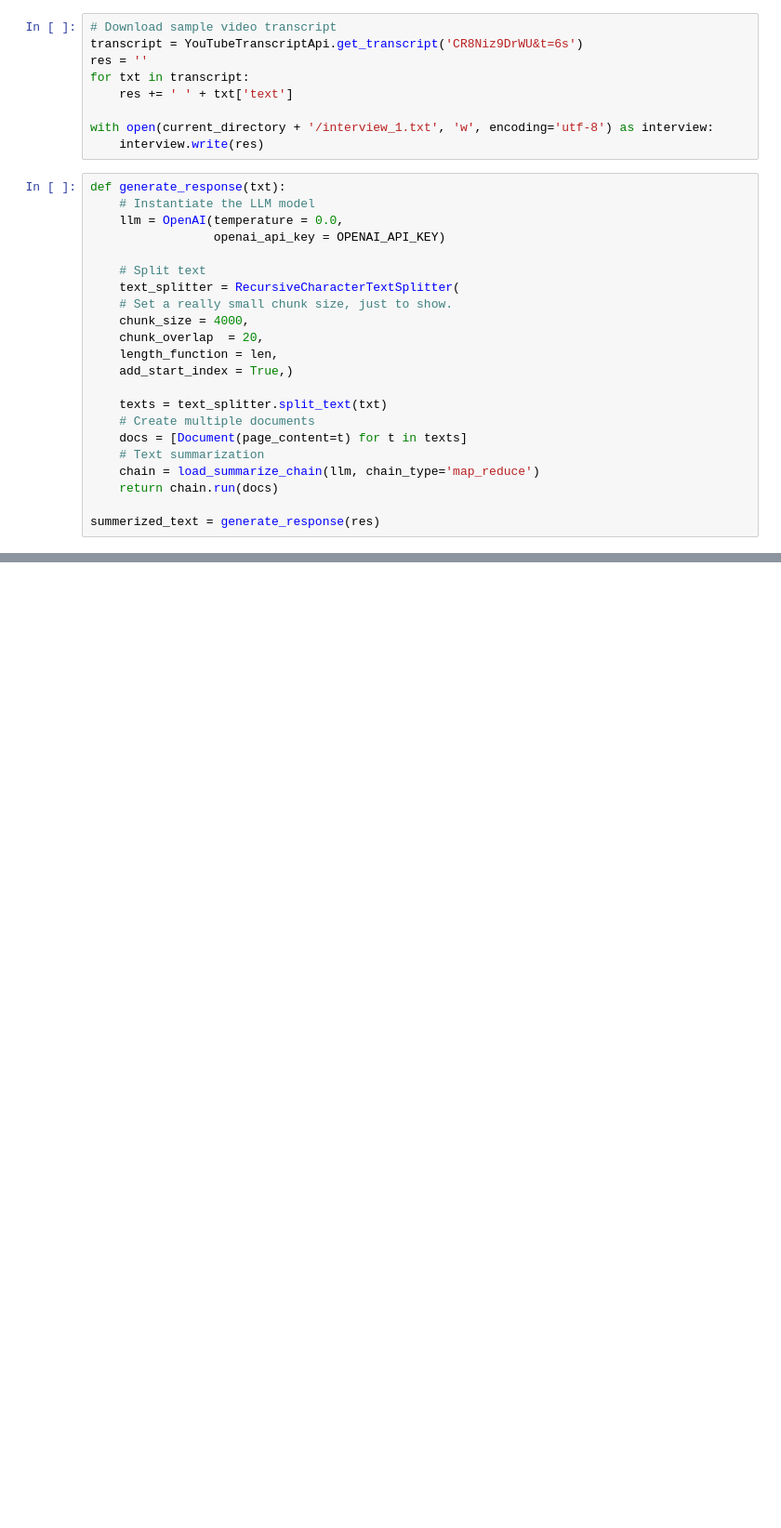
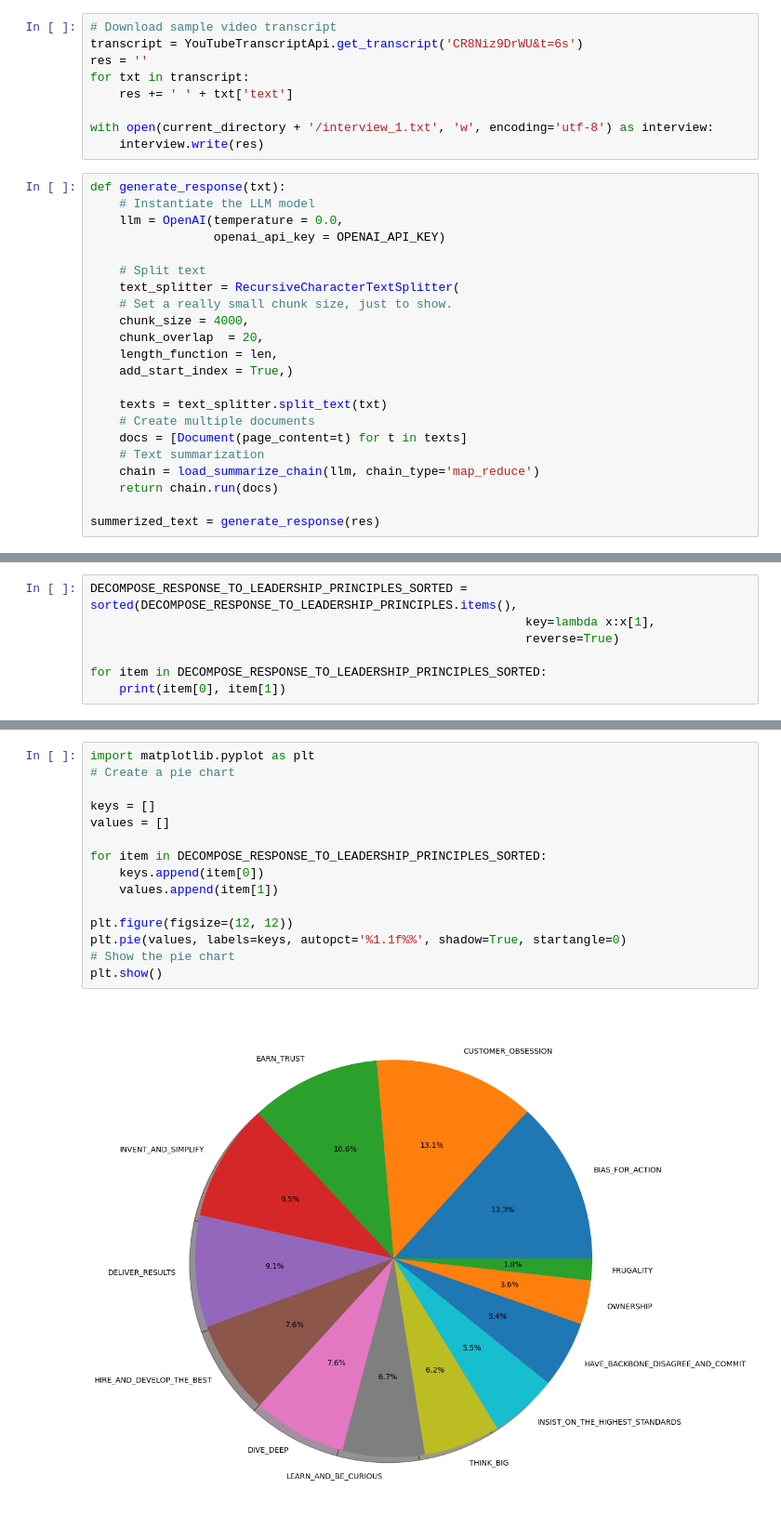
Before and after one commit to rrahimi-uci/interviewer-gpt, a Jupyter notebook: CoachGPT.ipynb, the cells around one changed output, grey strips where cells are left out. Shown at 93% size. Cells and saved outputs as stored; diff of their text form; blank space fills up the shorter version.

```diff
--- a/CoachGPT.ipynb
+++ b/CoachGPT.ipynb
@@ -199,0 +319,7 @@ print(inner_vector_product(SUMMERIZED_TEXT_VECTOR, OWNERSHIP_VECTOR))
+# %%
+DECOMPOSE_RESPONSE_TO_LEADERSHIP_PRINCIPLES_SORTED = sorted(DECOMPOSE_RESPONSE_TO_LEADERSHIP_PRINCIPLES.items(),
+                                                            key=lambda x:x[1],
+                                                            reverse=True)
+
+for item in DECOMPOSE_RESPONSE_TO_LEADERSHIP_PRINCIPLES_SORTED:
+    print(item[0], item[1])
@@ -199,0 +340,17 @@ print(inner_vector_product(SUMMERIZED_TEXT_VECTOR, OWNERSHIP_VECTOR))
+# %%
+import matplotlib.pyplot as plt
+# Create a pie chart
+
+keys = []
+values = []
+
+for item in DECOMPOSE_RESPONSE_TO_LEADERSHIP_PRINCIPLES_SORTED:
+    keys.append(item[0])
+    values.append(item[1])
+
+plt.figure(figsize=(12, 12))
+plt.pie(values, labels=keys, autopct='%1.1f%%', shadow=True, startangle=0)
+# Show the pie chart
+plt.show()
+# %% [output]
+[figure, added]
```
Also changed, not shown: parts of 11 cells of this notebook, 1 other file.
